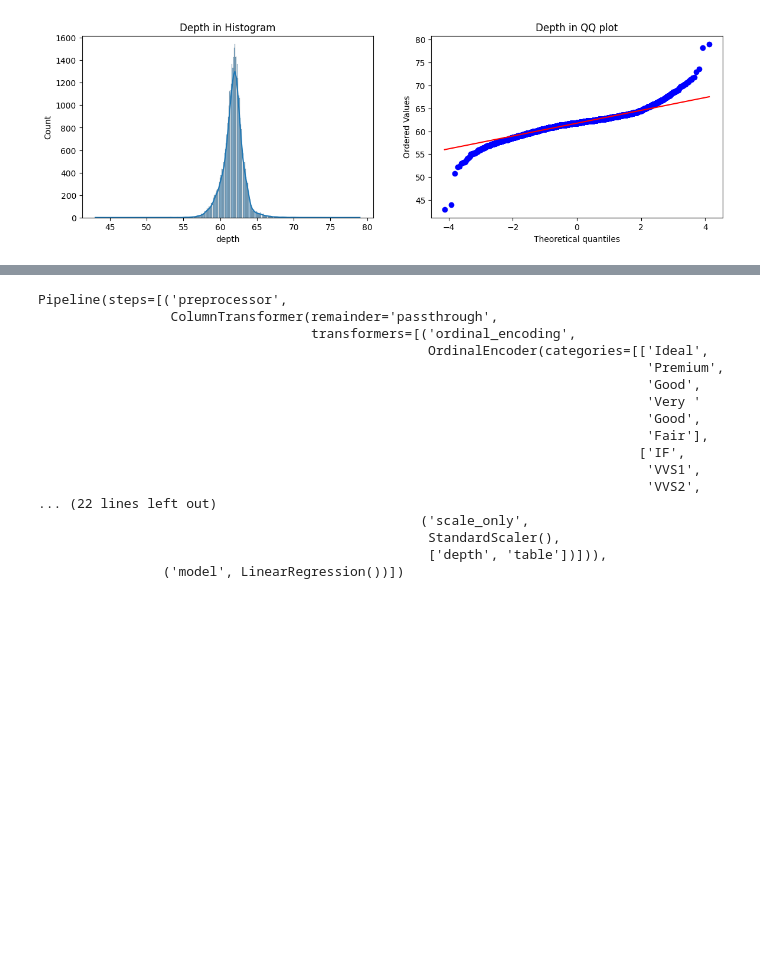
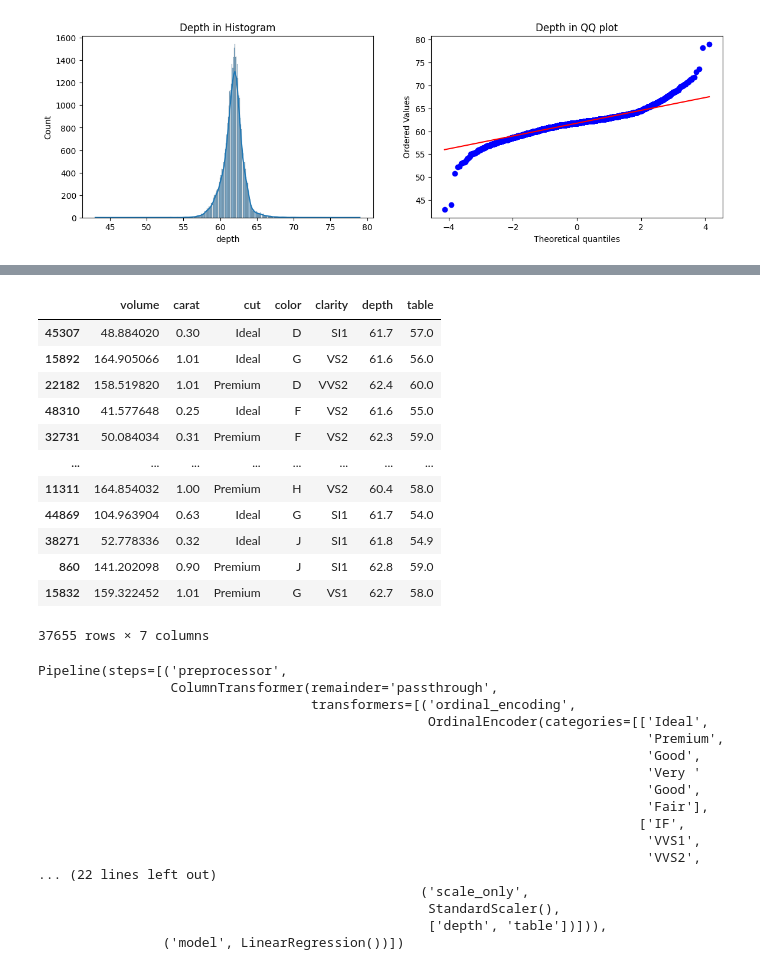
Before and after one commit to chaudhary-dotcom/Transformation, a Jupyter notebook: diamonds_transformation.ipynb, the cells around one changed output, grey strips where cells are left out. Cells and saved outputs as stored; diff of their text form; code cells hidden in the pictures; blank space fills up the shorter version.

```diff
--- a/diamonds_transformation.ipynb
+++ b/diamonds_transformation.ipynb
@@ -148,3 +206,19 @@ scale_only = ['depth', 'table']
+# %%
+X_train
+# %% [output]
+|  | volume | carat | cut | color | clarity | depth | table |
+| 45307 | 48.884020 | 0.30 | Ideal | D | SI1 | 61.7 | 57.0 |
+| 15892 | 164.905066 | 1.01 | Ideal | G | VS2 | 61.6 | 56.0 |
+| 22182 | 158.519820 | 1.01 | Premium | D | VVS2 | 62.4 | 60.0 |
+| 48310 | 41.577648 | 0.25 | Ideal | F | VS2 | 61.6 | 55.0 |
+| 32731 | 50.084034 | 0.31 | Premium | F | VS2 | 62.3 | 59.0 |
+| ... | ... | ... | ... | ... | ... | ... | ... |
+| 11311 | 164.854032 | 1.00 | Premium | H | VS2 | 60.4 | 58.0 |
+| 44869 | 104.963904 | 0.63 | Ideal | G | SI1 | 61.7 | 54.0 |
+| 38271 | 52.778336 | 0.32 | Ideal | J | SI1 | 61.8 | 54.9 |
+| 860 | 141.202098 | 0.90 | Premium | J | SI1 | 62.8 | 59.0 |
+| 15832 | 159.322452 | 1.01 | Premium | G | VS1 | 62.7 | 58.0 |
+37655 rows × 7 columns
 # %%
 preprocessor = ColumnTransformer([
     ('ordinal_encoding', OrdinalEncoder(categories=[cut_categories, clarity_categories]), ['cut', 'clarity']),
```
Also changed, not shown: parts of 7 cells of this notebook.
